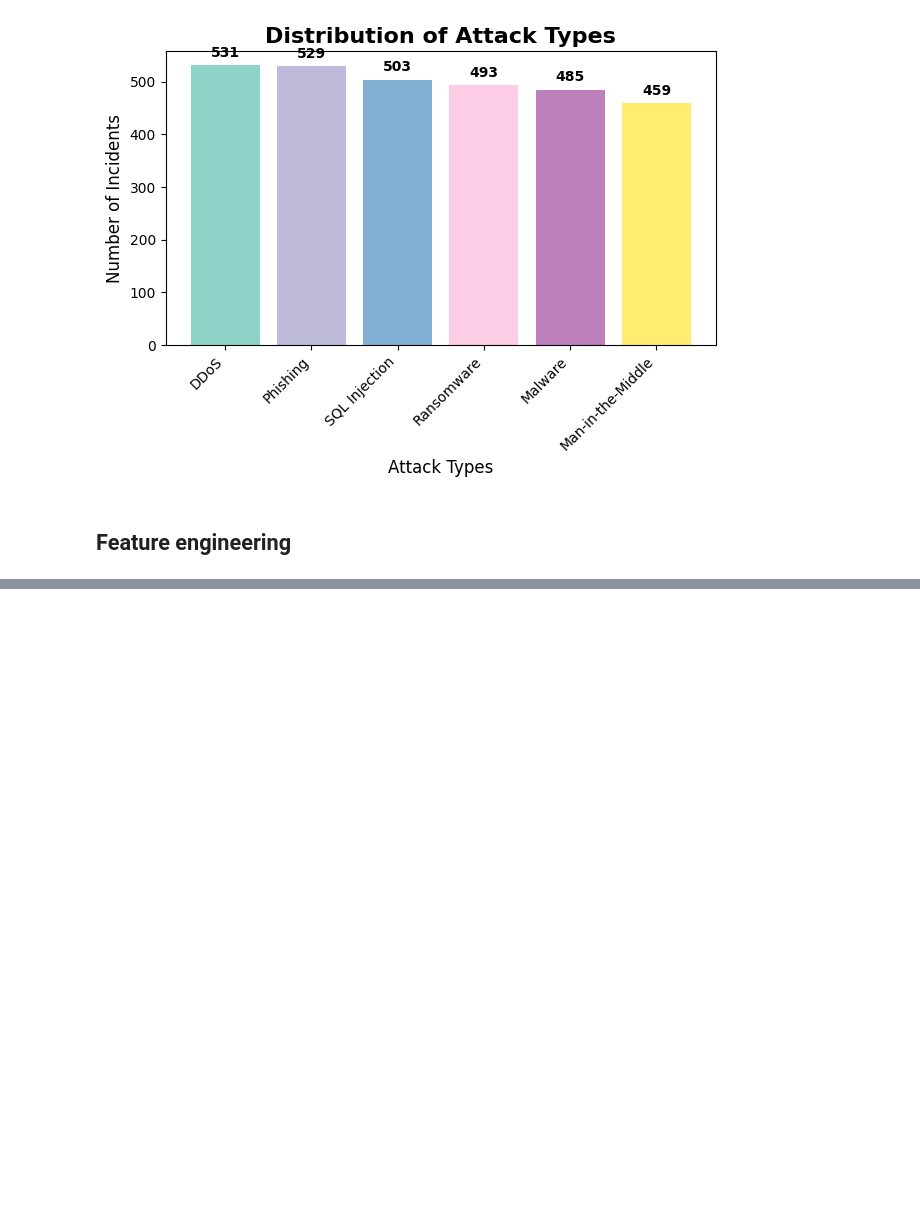
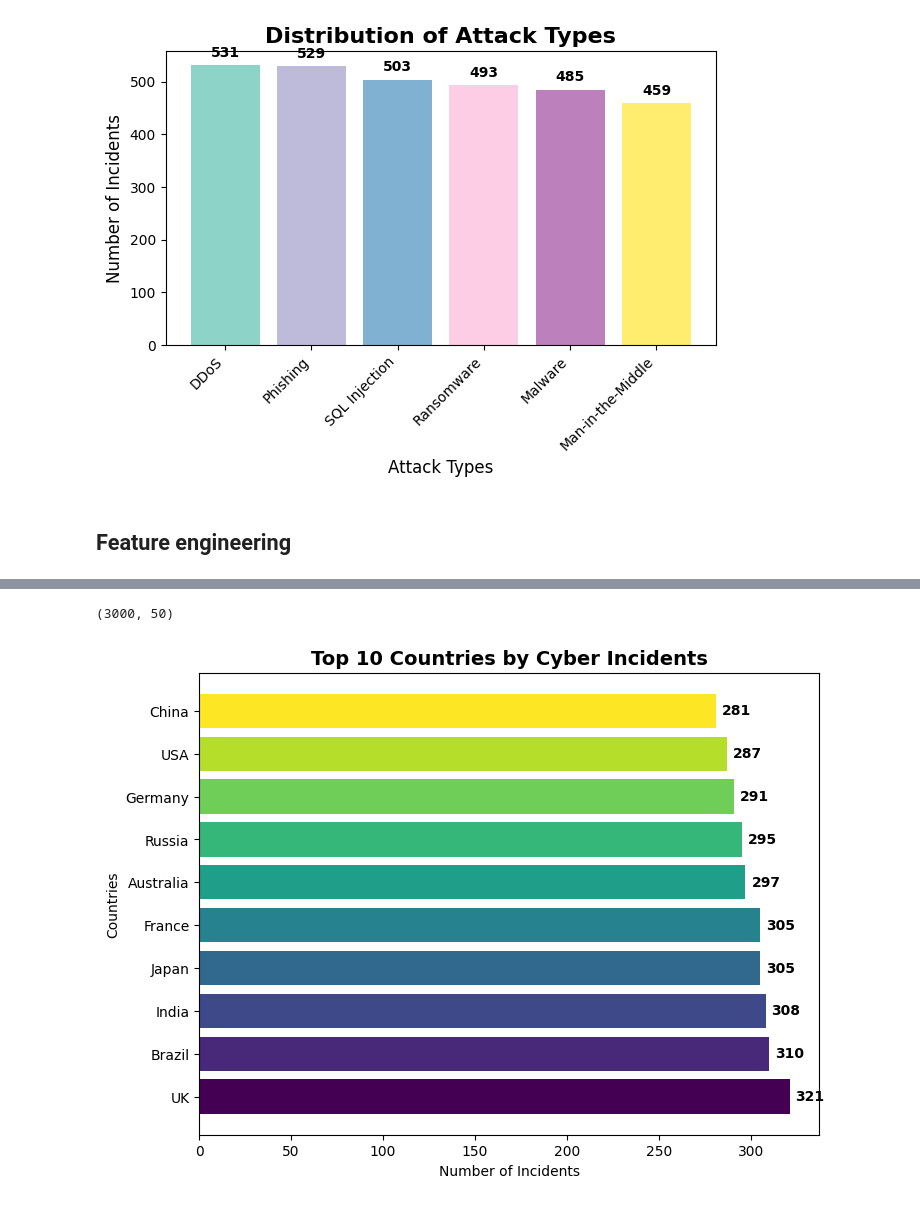
Before and after one commit to Nehemiahmageto/Global-Cybersecurity-Threat-Prediction-Attack-Vector-Analysis-2015-2024, a Jupyter notebook: published.ipynb, the cells around one changed output, grey strips where cells are left out. Drawn from its saved outputs; the diff is of its cells as text; code cells hidden in the pictures; blank space fills up the shorter version.

```diff
--- a/published.ipynb
+++ b/published.ipynb
@@ -179,0 +204,49 @@ KeyError: 'Financial_Loss_in_Million_USD'
+# %%
+# 4. CATEGORICAL ENCODING
+
+# Identify categorical columns
+categorical_cols = [
+    'Country', 'Attack Type', 'Target Industry', 'Attack Source',
+    'Security Vulnerability Type', 'Defense Mechanism Used',
+    'Financial_Impact_Category', 'User_Impact_Category', 'Resolution_Efficiency'
+]
+
+
+# Label encode target variable
+from sklearn.preprocessing import LabelEncoder
+target_encoder = LabelEncoder()
+df_processed['Attack_Type_encoded'] = target_encoder.fit_transform(df_processed['Attack Type'])
+
+# ✓ Attack Type Mapping
+attack_type_mapping = dict(zip(target_encoder.classes_, target_encoder.transform(target_encoder.classes_)))
+attack_type_mapping
+
+# Exclude 'Attack Type' (already label encoded)
+categorical_features = [col for col in categorical_cols if col != 'Attack Type']
+
+# One-hot encode the rest
+df_encoded = pd.get_dummies(df_processed, columns=categorical_features, prefix=categorical_features)
+
+# ✓ One-hot encoding done
+df_encoded.shape
+# %% [output]
+(3000, 50)
+# %%
+import seaborn as sns
+plt.figure(figsize=(8, 6))
+country_counts = df['Country'].value_counts().head(10)  # Top 10 countries
+colors = plt.cm.viridis(np.linspace(0, 1, len(country_counts)))
+bars = plt.barh(range(len(country_counts)), country_counts.values, color=colors)
+plt.title('Top 10 Countries by Cyber Incidents', fontsize=14, fontweight='bold')
+plt.xlabel('Number of Incidents')
+plt.ylabel('Countries')
+plt.yticks(range(len(country_counts)), country_counts.index)
+
+# Add value labels
+for i, (bar, value) in enumerate(zip(bars, country_counts.values)):
+    plt.text(bar.get_width() + 0.01*max(country_counts.values), bar.get_y() + bar.get_height()/2,
+             str(value), ha='left', va='center', fontweight='bold')
+
+plt.show()
+# %% [output]
+[figure, added]
```
Also changed, not shown: parts of 9 cells of this notebook.
